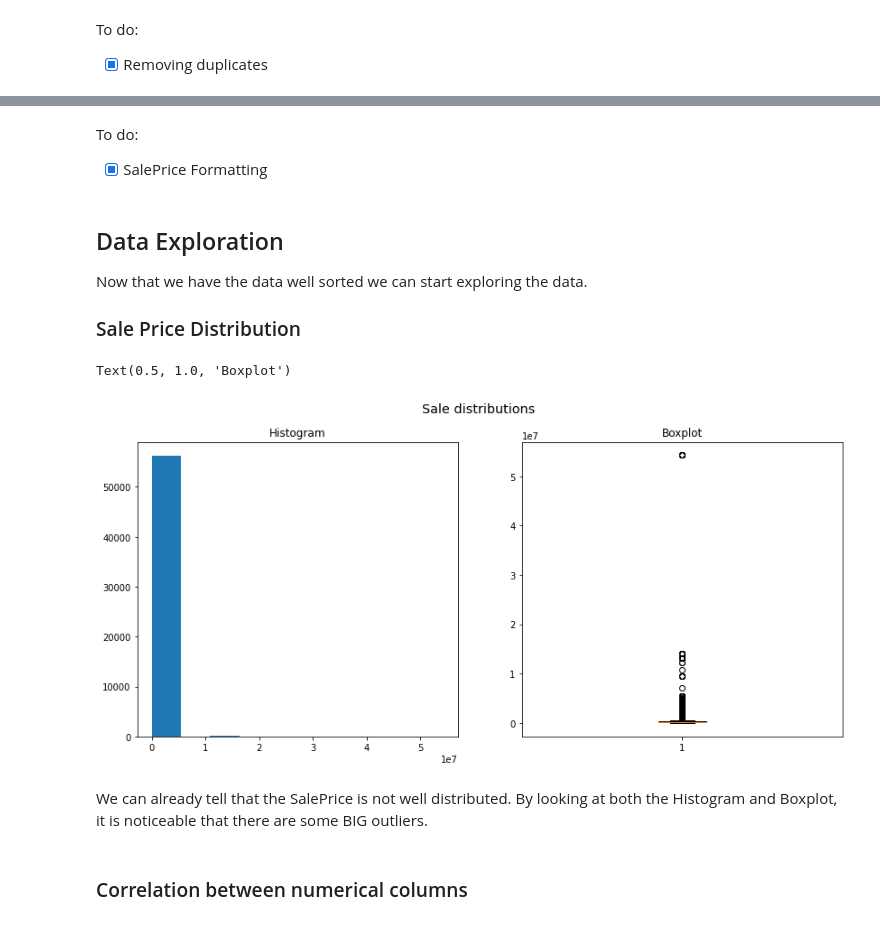
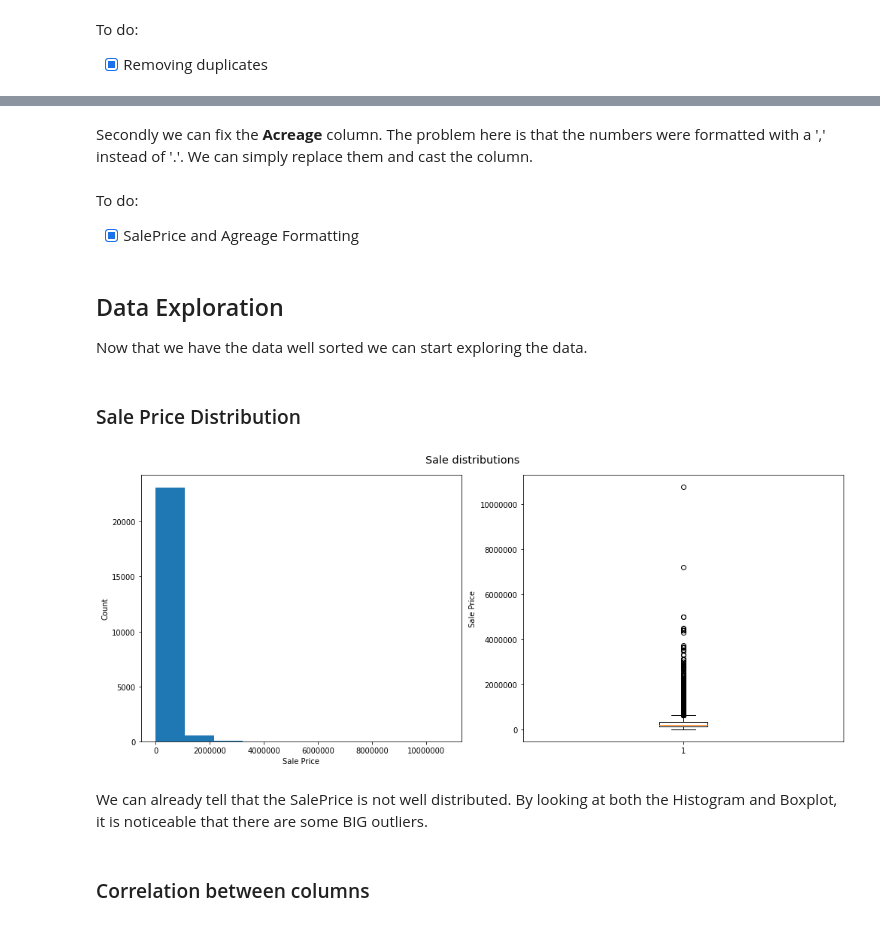
Before and after one commit to HenriqueCastros/COVID19-Analysis, a Jupyter notebook: HousingSales/DataAnalysis.ipynb, the cells around one changed output, grey strips where cells are left out. Saved outputs shown, nothing was run; the diff lists cells and outputs as text; code cells hidden in the pictures.

Commit message:
HousingSales - updates missing data handling

```diff
--- a/HousingSales/DataAnalysis.ipynb
+++ b/HousingSales/DataAnalysis.ipynb
@@ -7,7 +7,7 @@ import numpy as np
 import seaborn as sns
 import matplotlib.pyplot as plt
 
-df = pd.read_csv(r'E:\\henrique\\ComputerScienceLearning\\Portfolio\\HousingSales\\Nashville Housing Data for Data Cleaning.csv', delimiter=';')
+df = pd.read_csv(r'Nashville Housing Data for Data Cleaning.csv', delimiter=';')
 # %%
 df.info()
 # %% [output]
@@ -144,0 +147,3 @@ df[df['ParcelID'] == '025 07 0 031.00']
+# %%
+df = df.dropna()
+df.info()
@@ -243,27 +266,41 @@ df.SalePrice = df.SalePrice.str.replace(".", "", regex=False)
 # Lastly let's just remove any blank spaces
 df.SalePrice = df.SalePrice.str.replace(" ", "", regex=False)
 df.SalePrice = pd.to_numeric(df.SalePrice)
+# %% [markdown]
+Secondly we can fix the **Acreage** column. The problem here is that the numbers were formatted with a ',' instead of '.'. We can simply replace them and cast the column.
+# %%
+df['Acreage'] = df['Acreage'].str.replace(',', '.',regex=False)
+df['Acreage'] = pd.to_numeric(df['Acreage'])
 # %% [markdown]
 To do:
-- [x] SalePrice Formatting
+- [x] SalePrice and Agreage Formatting
 # %% [markdown]
 ## Data Exploration
 Now that we have the data well sorted we can start exploring the data.
-
-### Sale Price Distribution
+# %% [markdown]
+### Sale Price Distribution
 # %%
 plot_objects = plt.subplots(nrows=1, ncols=2, figsize=(14, 6))
 
 fig, ((ax1, ax2)) = plot_objects
 
 plt.suptitle('Sale distributions', fontsize='x-large')
+
 ax1.hist(df['SalePrice'])
+ax1.set_ylabel("Count")
+ax1.set_xlabel("Sale Price")
+ax1.ticklabel_format(style='plain')
+
 ax2.boxplot(df['SalePrice'])
+ax2.set_ylabel("Sale Price")
+ax2.ticklabel_format(axis='y',style='plain')
+
+fig.tight_layout()
+plt.show()
 # %% [output]
-Text(0.5, 1.0, 'Boxplot')
-[figure, old version]
+[figure, new version]
 # %% [markdown]
 We can already tell that the SalePrice is not well distributed. By looking at both the Histogram and Boxplot, it is noticeable that there are some BIG outliers.
 # %% [markdown]
-### Correlation between numerical columns
+### Correlation between columns
 # %%
```
Also changed, not shown: parts of 18 cells of this notebook.
